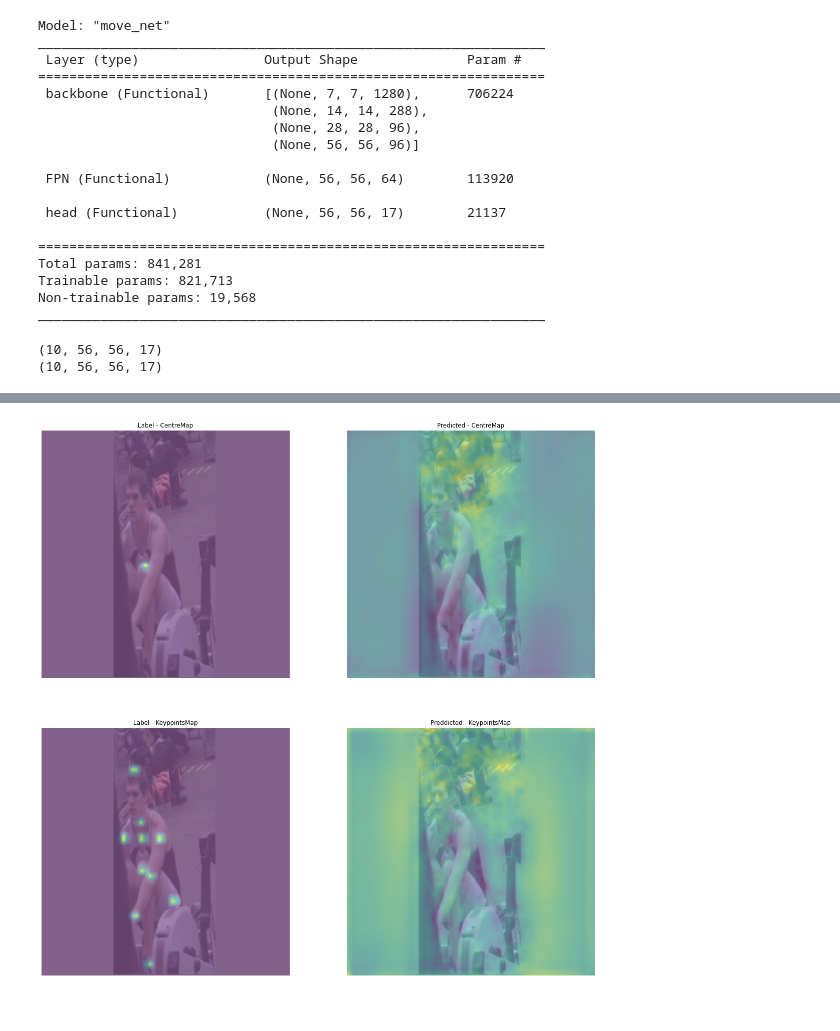
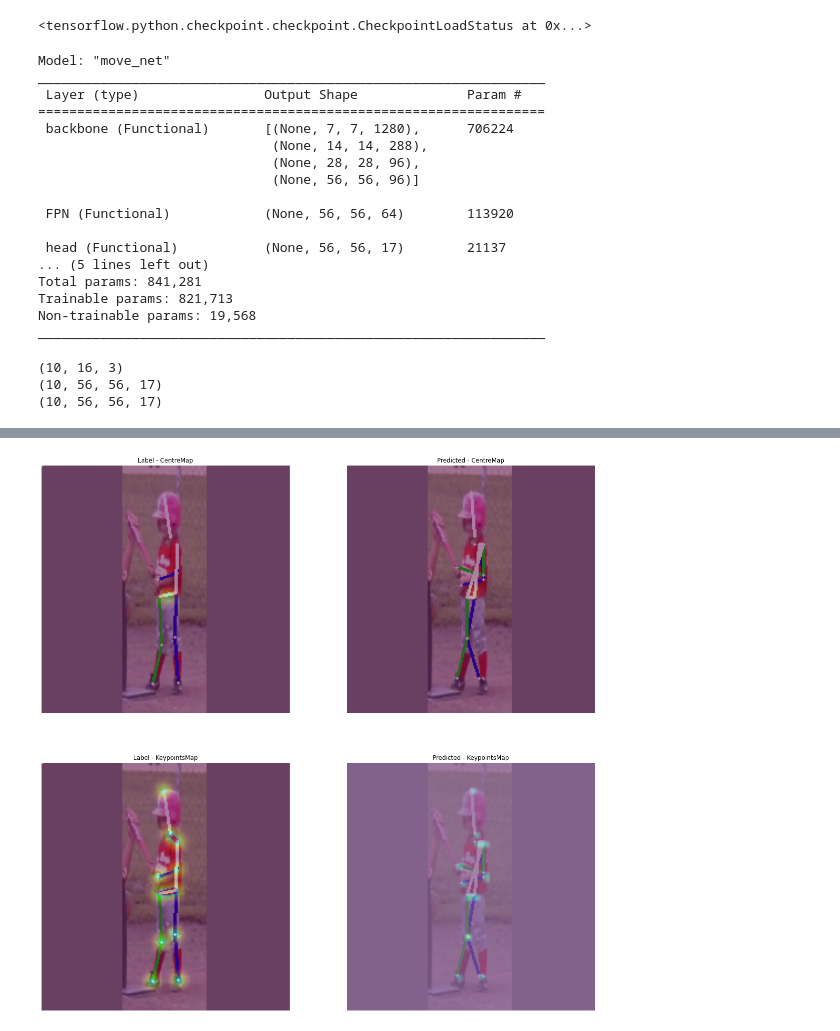
Before and after one commit to LorBordin/bodynet, a Jupyter notebook: dev_utils/architecture.ipynb, the cells around one changed output, grey strips where cells are left out. Drawn from its saved outputs; the diff is of its cells as text; code cells hidden in the pictures.

```diff
--- a/dev_utils/architecture.ipynb
+++ b/dev_utils/architecture.ipynb
@@ -48,7 +61,7 @@ model = MoveNet(
     num_joints = NUM_KPTS,
     alpha = .5,
     use_depthwise = True,
-    debug=True
+    use_postproc = True
     )
 
 img = (np.random.uniform(
@@ -61,3 +74,7 @@ img = (np.random.uniform(
+# %%
+model.load_weights("../saved_models/movenet_224.models")
+# %% [output]
+<tensorflow.python.checkpoint.checkpoint.CheckpointLoadStatus at 0x...>
 # %%
 model.summary()
 # %% [output]
@@ -73,47 +90,57 @@ _________________________________________________________________
  FPN (Functional)            (None, 56, 56, 64)        113920
 
  head (Functional)           (None, 56, 56, 17)        21137
-
-=================================================================
+... (5 lines left out)
 Total params: 841,281
 Trainable params: 821,713
 Non-trainable params: 19,568
 _________________________________________________________________
 # %%
-for img, y in ds.take(1):
-    heatmaps = model(img)
-    print(y.shape)
+for img, (y1, y2) in ds.take(1):
+    _, heatmaps = model(img)
+    print(y1.shape)
+    print(y2.shape)
     print(heatmaps.shape)
 # %% [output]
+(10, 16, 3)
 (10, 56, 56, 17)
 (10, 56, 56, 17)
 # %%
 def draw_sample(i):
     sample = ((img[i].numpy() + 1) * 127.5).astype('uint8').copy()
 
-    heatmaps = model.predict(img[i:i+1])
+    coords, heatmaps = model(img[i:i+1])
+    #coords, heatmaps = postproc(y[i:i+1])
+    coords = coords[0].numpy()[1:, [1,2,0]]
+
+    sample_pred = draw_keypoints(sample, coords, .01, cfg.MPII_KEYPOINT_DICT)
+    sample_orig = draw_keypoints(sample, y1[i].numpy()[:, [1,2,0]], .5, cfg.MPII_KEYPOINT_DICT)
 
     colormap=cv2.COLORMAP_VIRIDIS
-    alpha = .3
+    alpha = .5
 
     # Heatmaps
-    kptsmap = heatmaps[0, :, 1:].sum(axis=-1).reshape(GRID_SIZE, GRID_SIZE)
+    kptsmap = heatmaps[0, :, :, 1:].numpy().sum(axis=-1)
     kptsmap = cv2.resize(kptsmap, INPUT_SHAPE[:2])
     kptsmap =(kptsmap * 255).astype('uint8')
     kptsmap = cv2.applyColorMap(kptsmap, colormap)
 
-    centremap = heatmaps[0, :, 0].reshape(GRID_SIZE, GRID_SIZE)
+    kptsmask = get_max_mask(heatmaps[:,:,:,1:])
+    kptsmask = kptsmask[0].numpy().sum(axis=-1)
+    kptsmask = cv2.resize(kptsmask, INPUT_SHAPE[:2])
+
+    centremap = heatmaps[0, :, :, 0].numpy()
     centremap = cv2.resize(centremap, INPUT_SHAPE[:2])
     centremap =(centremap * 255).astype('uint8')
     centremap = cv2.applyColorMap(centremap, colormap)
 
     # Labels
-    center_label = y[i, :, 0].numpy().reshape(GRID_SIZE, GRID_SIZE)
+    center_label = y2[i, :, :, 0].numpy()
     center_label = cv2.resize(center_label, INPUT_SHAPE[:2])
     center_label =(center_label * 255).astype('uint8')
     center_label = cv2.applyColorMap(center_label, colormap)
 
-    kpts_label = y[i, :, 1:].numpy().sum(axis=-1).reshape(GRID_SIZE, GRID_SIZE)
+    kpts_label = y2[i, :, :, 1:].numpy().sum(axis=-1)
     kpts_label = cv2.resize(kpts_label, INPUT_SHAPE[:2])
     kpts_label =(kpts_label * 255).astype('uint8')
     kpts_label = cv2.applyColorMap(kpts_label, colormap)
@@ -123,25 +150,26 @@ def draw_sample(i):
     fig.set_figheight(20)
     fig.set_figwidth(20)
 
-    output = cv2.addWeighted(sample, alpha, center_label, 1 - alpha, 0)
+    output = cv2.addWeighted(sample_orig, alpha, center_label, 1 - alpha, 0)
     axs[0,0].imshow(output)
     axs[0,0].axis('off')
     axs[0,0].set_title("Label - CentreMap")
 
-    output = cv2.addWeighted(sample, alpha, centremap, 1 - alpha, 0)
+    output = cv2.addWeighted(sample_pred, alpha, centremap, 1 - alpha, 0)
     axs[0,1].imshow(output)
     axs[0,1].axis('off')
     axs[0,1].set_title("Predicted - CentreMap")
 
-    output = cv2.addWeighted(sample, alpha, kpts_label, 1 - alpha, 0)
+    output = cv2.addWeighted(sample_orig, alpha, kpts_label, 1 - alpha, 0)
     axs[1,0].imshow(output)
     axs[1,0].axis('off')
     axs[1,0].set_title("Label - KeypointsMap")
 
-    output = cv2.addWeighted(sample, alpha, kptsmap, 1 - alpha, 0)
-    axs[1,1].imshow(output)
+    output = cv2.addWeighted(sample_pred, alpha, kptsmap, 1 - alpha, 0)
+    axs[1,1].imshow(sample_pred, alpha=.5)
+    axs[1,1].imshow(kptsmask, alpha=.5)
     axs[1,1].axis('off')
     axs[1,1].set_title("Predicted - KeypointsMap")
 # %%
-draw_sample(1)
+draw_sample(9)
 # %% [output]
@@ -149 +176 @@ draw_sample(1)
-[figure, old version]
+[figure, new version]
```
Also changed, not shown: parts of 5 cells of this notebook, 8 other files.
